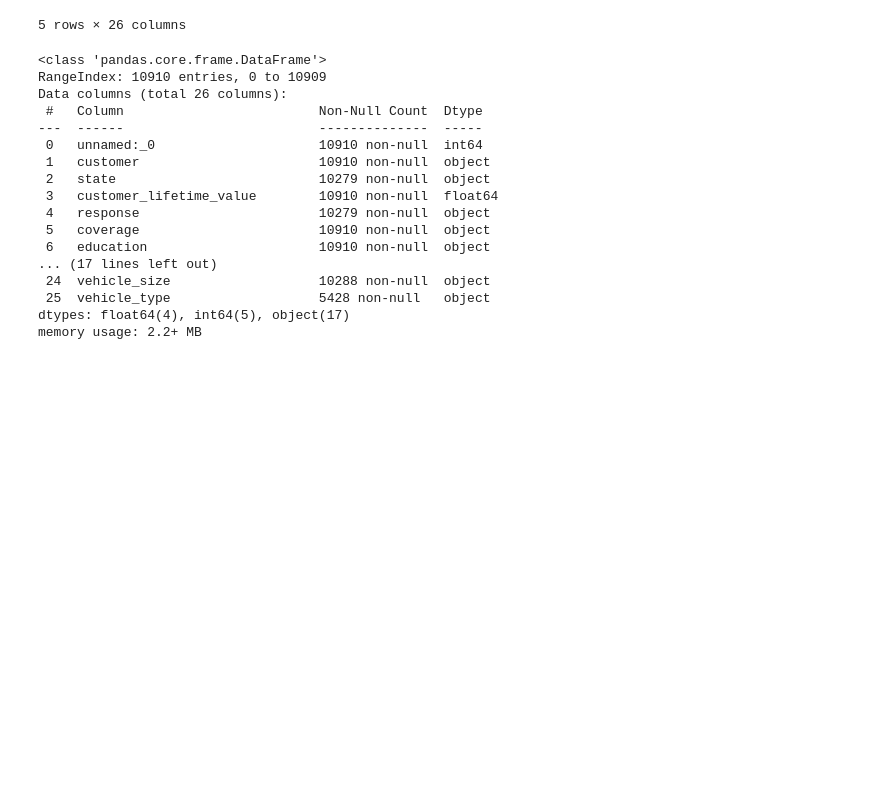
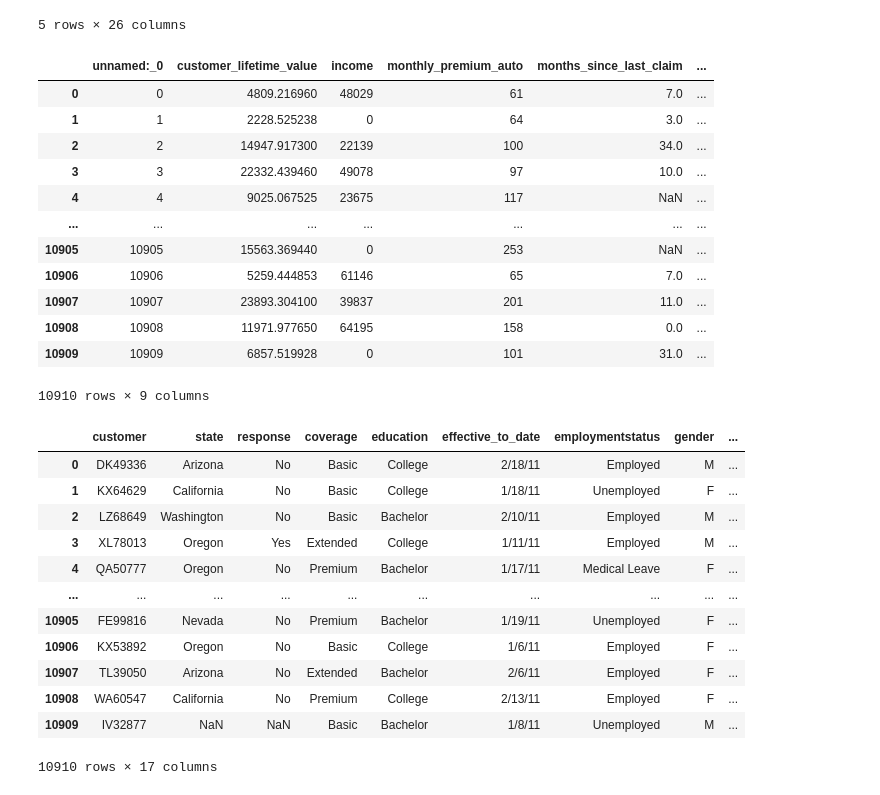
Before and after one commit to SarahRestrepo/Lab-Customer_Analysis, a Jupyter notebook: Lab_Customer_Analysis/Lab - Customer Analysis Round 2.ipynb, the cells around one changed output. Cells and saved outputs as stored; diff of their text form; code cells hidden in the pictures; blank space fills up the shorter version.

```diff
--- a/Lab_Customer_Analysis/Lab - Customer Analysis Round 2.ipynb
+++ b/Lab_Customer_Analysis/Lab - Customer Analysis Round 2.ipynb
@@ -1,7 +1,7 @@
 # %%
 import numpy as np
 import pandas as pd
-df = pd.read_csv('/Users/sarahrestrepo/Desktop/lab-customer-analysis-round-2/files_for_lab/csv_files/marketing_customer_analysis.csv')
+df = pd.read_csv('/Users/sarahrestrepo/Desktop/marketing_customer_analysis.csv')
 # %%
 #1. Show the dataframe shape.
 df.shape
@@ -25,22 +25,35 @@ df.head()
 5 rows × 26 columns
 # %%
 #3. Which columns are numerical?
-df.select
+df.select_dtypes(np.number)
 # %% [output]
+|  | unnamed:_0 | customer_lifetime_value | income | monthly_premium_auto | months_since_last_claim | ... |
+| 0 | 0 | 4809.216960 | 48029 | 61 | 7.0 | ... |
+| 1 | 1 | 2228.525238 | 0 | 64 | 3.0 | ... |
+| 2 | 2 | 14947.917300 | 22139 | 100 | 34.0 | ... |
+| 3 | 3 | 22332.439460 | 49078 | 97 | 10.0 | ... |
+| 4 | 4 | 9025.067525 | 23675 | 117 | NaN | ... |
+| ... | ... | ... | ... | ... | ... | ... |
+| 10905 | 10905 | 15563.369440 | 0 | 253 | NaN | ... |
+| 10906 | 10906 | 5259.444853 | 61146 | 65 | 7.0 | ... |
+| 10907 | 10907 | 23893.304100 | 39837 | 201 | 11.0 | ... |
+| 10908 | 10908 | 11971.977650 | 64195 | 158 | 0.0 | ... |
+| 10909 | 10909 | 6857.519928 | 0 | 101 | 31.0 | ... |
-<class 'pandas.core.frame.DataFrame'>
-RangeIndex: 10910 entries, 0 to 10909
-Data columns (total 26 columns):
- #   Column                         Non-Null Count  Dtype
----  ------                         --------------  -----
- 0   unnamed:_0                     10910 non-null  int64
- 1   customer                       10910 non-null  object
- 2   state                          10279 non-null  object
- 3   customer_lifetime_value        10910 non-null  float64
- 4   response                       10279 non-null  object
- 5   coverage                       10910 non-null  object
- 6   education                      10910 non-null  object
-... (17 lines left out)
- 24  vehicle_size                   10288 non-null  object
- 25  vehicle_type                   5428 non-null   object
-dtypes: float64(4), int64(5), object(17)
-memory usage: 2.2+ MB
+10910 rows × 9 columns
+# %%
+#4. Which columns are categorical?
+df.select_dtypes(object)
+# %% [output]
+|  | customer | state | response | coverage | education | effective_to_date | employmentstatus | gender | ... |
+| 0 | DK49336 | Arizona | No | Basic | College | 2/18/11 | Employed | M | ... |
+| 1 | KX64629 | California | No | Basic | College | 1/18/11 | Unemployed | F | ... |
+| 2 | LZ68649 | Washington | No | Basic | Bachelor | 2/10/11 | Employed | M | ... |
+| 3 | XL78013 | Oregon | Yes | Extended | College | 1/11/11 | Employed | M | ... |
+| 4 | QA50777 | Oregon | No | Premium | Bachelor | 1/17/11 | Medical Leave | F | ... |
+| ... | ... | ... | ... | ... | ... | ... | ... | ... | ... |
+| 10905 | FE99816 | Nevada | No | Premium | Bachelor | 1/19/11 | Unemployed | F | ... |
+| 10906 | KX53892 | Oregon | No | Basic | College | 1/6/11 | Employed | F | ... |
+| 10907 | TL39050 | Arizona | No | Extended | Bachelor | 2/6/11 | Employed | F | ... |
+| 10908 | WA60547 | California | No | Premium | College | 2/13/11 | Employed | F | ... |
+| 10909 | IV32877 | NaN | NaN | Basic | Bachelor | 1/8/11 | Unemployed | M | ... |
+10910 rows × 17 columns
```
Also changed, not shown: parts of 5 cells of this notebook, 3 other files.
